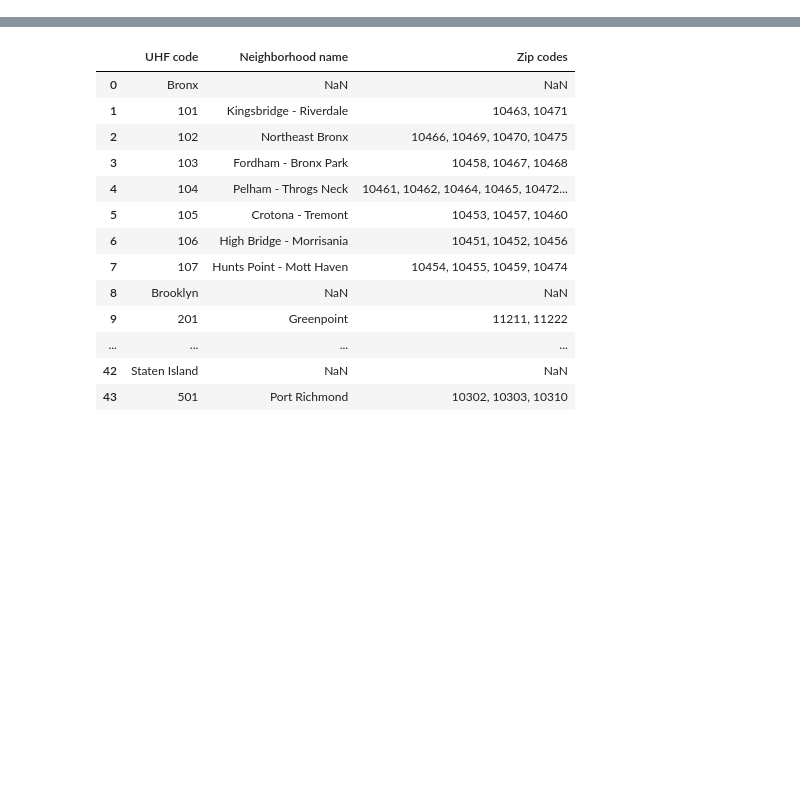
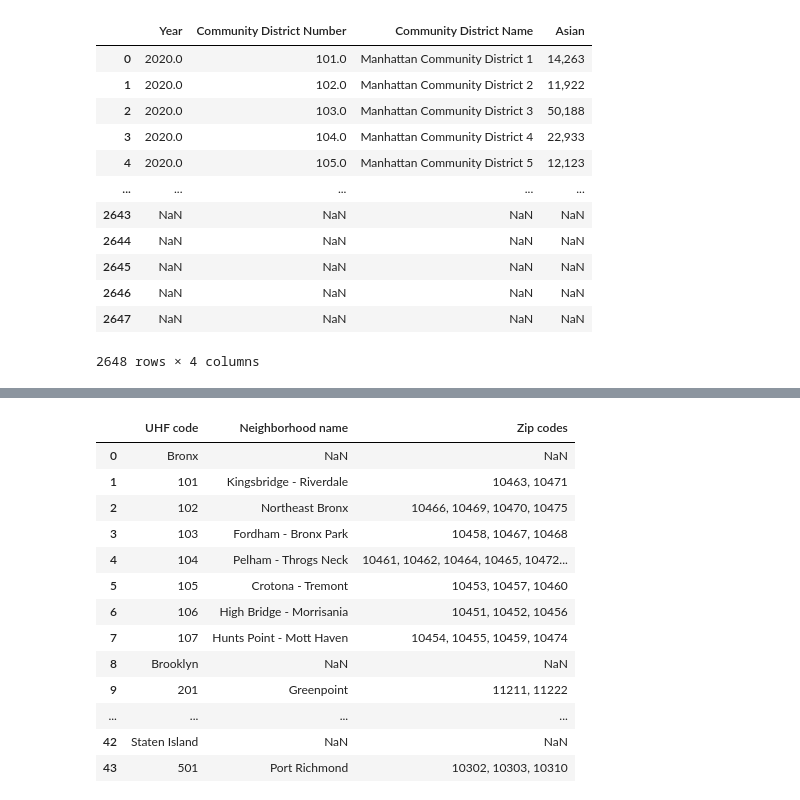
Before and after one commit to gbsmail/2023_AsAm_DataProject, a Jupyter notebook: AsAmPovertyProject.ipynb, the cells around one changed output, grey strips where cells are left out. Drawn from its saved outputs; the diff is of its cells as text; code cells hidden in the pictures; blank space fills up the shorter version.

```diff
--- a/AsAmPovertyProject.ipynb
+++ b/AsAmPovertyProject.ipynb
@@ -185,0 +73,18 @@ dfb
+# %%
+##filter large census data to smaller dataset
+dfa = df.filter(["Year", "Community District Number", "Community District Name", "Asian"])
+dfa
+# %% [output]
+|  | Year | Community District Number | Community District Name | Asian |
+| 0 | 2020.0 | 101.0 | Manhattan Community District 1 | 14,263 |
+| 1 | 2020.0 | 102.0 | Manhattan Community District 2 | 11,922 |
+| 2 | 2020.0 | 103.0 | Manhattan Community District 3 | 50,188 |
+| 3 | 2020.0 | 104.0 | Manhattan Community District 4 | 22,933 |
+| 4 | 2020.0 | 105.0 | Manhattan Community District 5 | 12,123 |
+| ... | ... | ... | ... | ... |
+| 2643 | NaN | NaN | NaN | NaN |
+| 2644 | NaN | NaN | NaN | NaN |
+| 2645 | NaN | NaN | NaN | NaN |
+| 2646 | NaN | NaN | NaN | NaN |
+| 2647 | NaN | NaN | NaN | NaN |
+2648 rows × 4 columns
```
Also changed, not shown: parts of 27 cells of this notebook.
